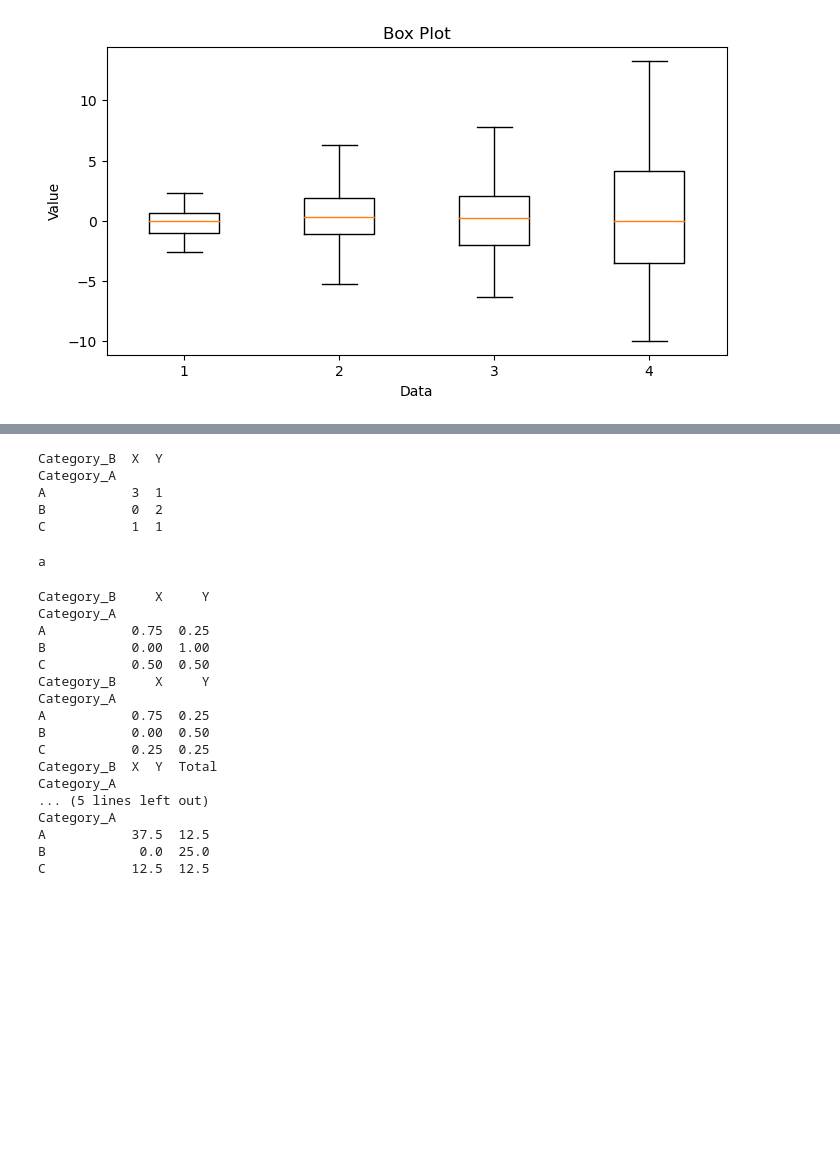
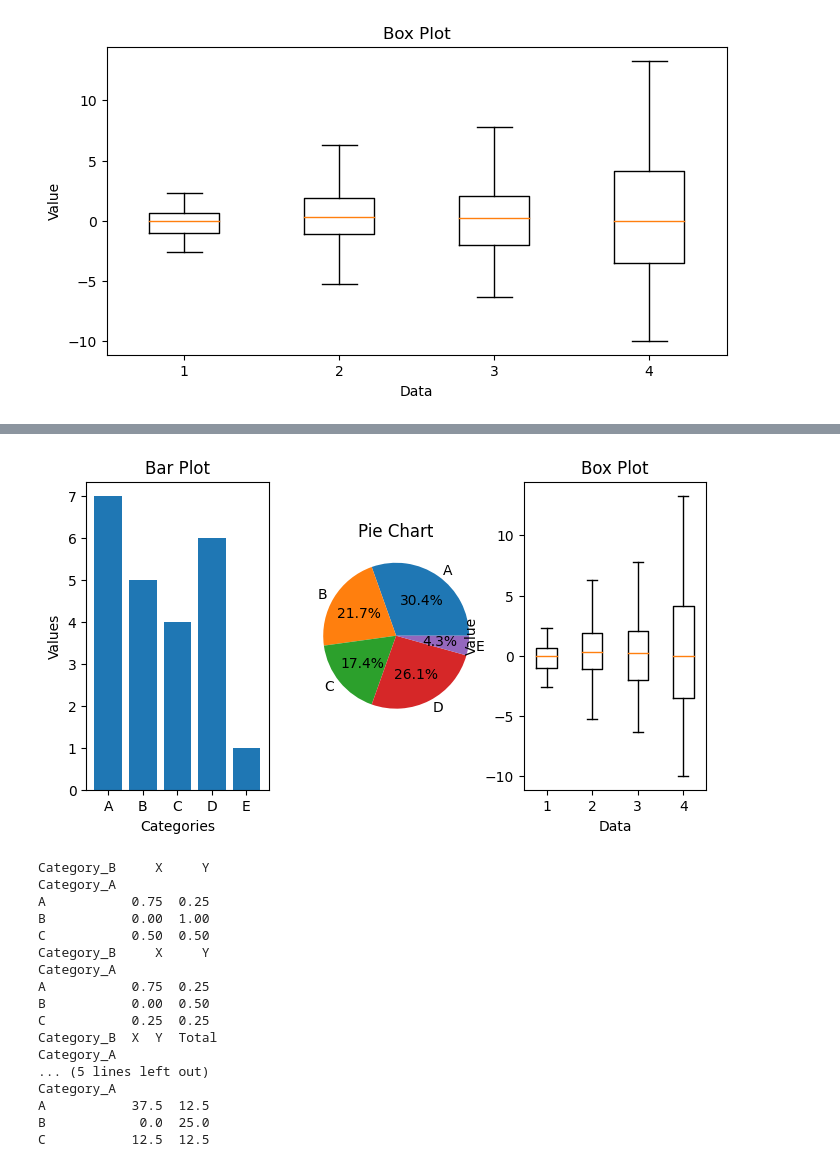
Before and after one commit to rjwrobel86/Python4Statistics, a Jupyter notebook: Notebooks/GraphicsWithMatPlotLib.ipynb, the cells around one changed output, grey strips where cells are left out. Drawn from its saved outputs; the diff is of its cells as text; code cells hidden in the pictures; blank space fills up the shorter version.

```diff
--- a/Notebooks/GraphicsWithMatPlotLib.ipynb
+++ b/Notebooks/GraphicsWithMatPlotLib.ipynb
@@ -73,15 +73,29 @@ plt.show()
 # %%
+#Multiple Graphics
+plt.figure(figsize=(8, 4))
+
+#Bar plot
+plt.subplot(131)
+plt.bar(categories, values)
+plt.title('Bar Plot')
+plt.xlabel('Categories')
+plt.ylabel('Values')
+
+#Pie chart
+plt.subplot(132)
+plt.pie(values, labels=categories, autopct='%1.1f%%')
+plt.title('Pie Chart')
+
+#Box Plot
+plt.subplot(133)
+plt.boxplot(z)
+plt.title('Box Plot')
+plt.xlabel('Data')
+plt.ylabel('Value')
+
+plt.show()
 # %% [output]
-Category_B  X  Y
-Category_A
-A           3  1
-B           0  2
-C           1  1
+[figure, added]
-# %%
-v = 'False'
-print(v[1:2])
-# %% [output]
-a
 # %%
 #Contingency Tables
 
```
Also changed, not shown: parts of 5 cells of this notebook.
